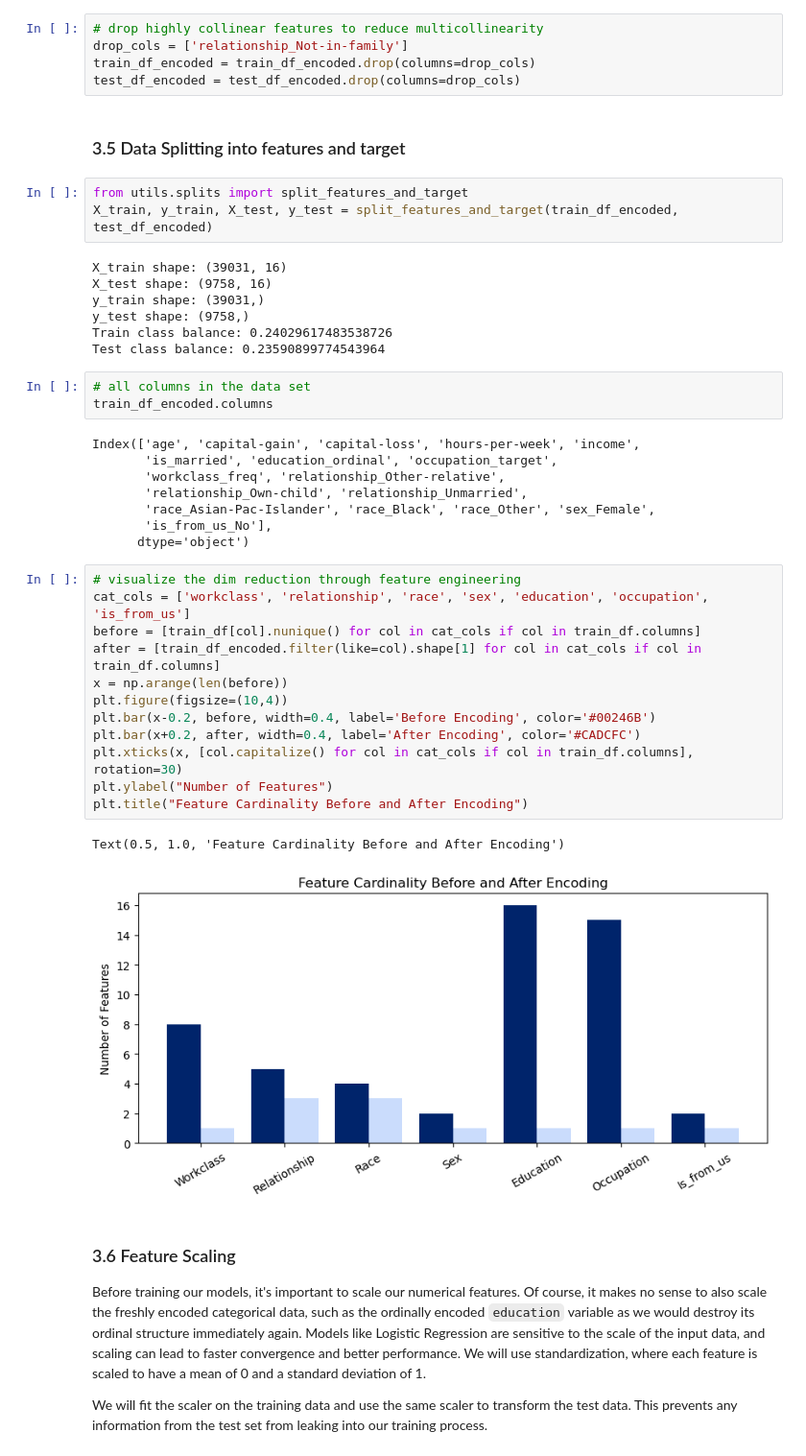
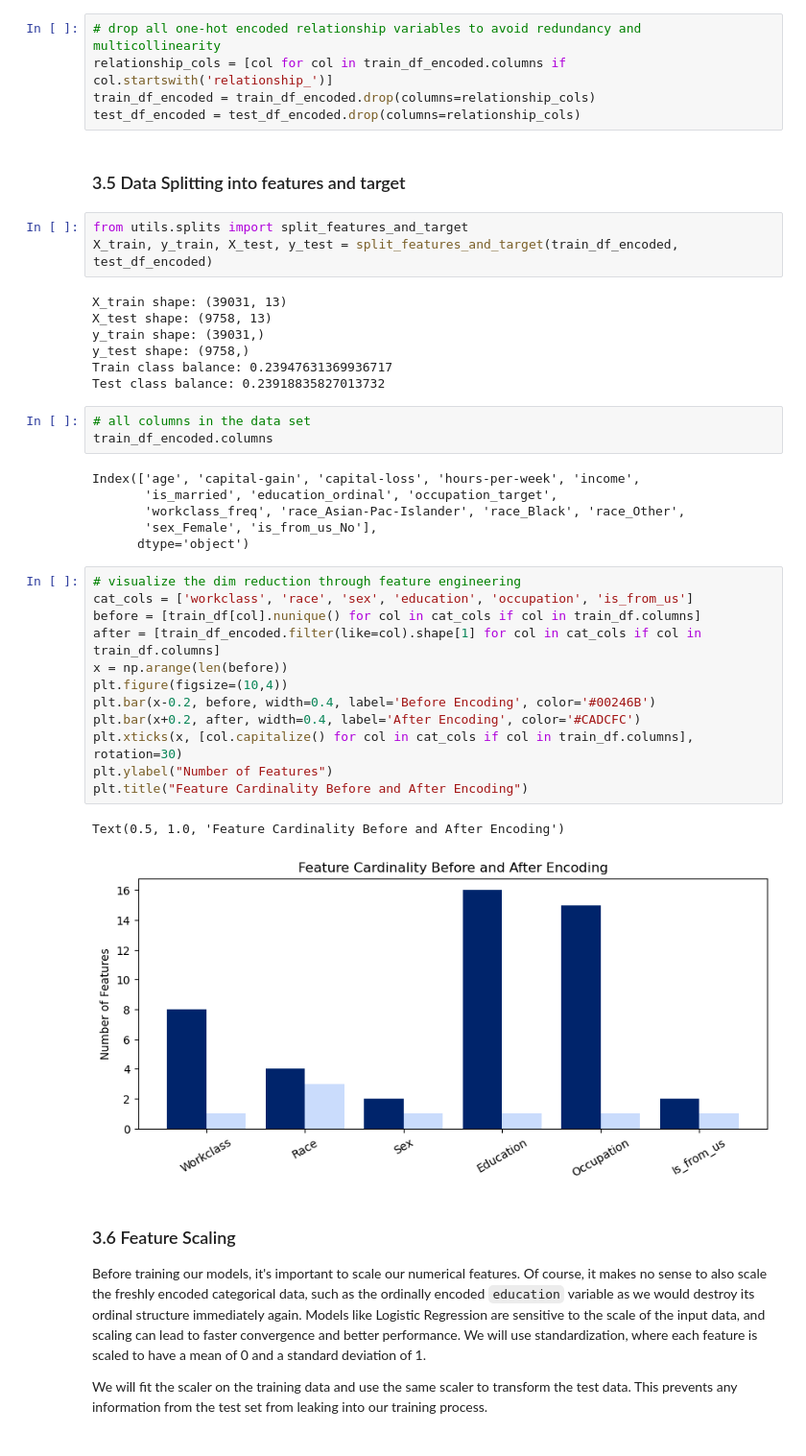
Before and after one commit to jnn-mllr/AML---final-project, a Jupyter notebook: notebooks/main.ipynb, the cells around one changed output. Shown at 96% size. Saved outputs shown, nothing was run; the diff lists cells and outputs as text.

Commit message:
deleted all relationship dummies

```diff
--- a/notebooks/main.ipynb
+++ b/notebooks/main.ipynb
@@ -606,46 +611,44 @@ We drop the `relationship_Not-in-family` feature because it is highly (negativel
 # %%
-# drop highly collinear features to reduce multicollinearity
-drop_cols = ['relationship_Not-in-family']
-train_df_encoded = train_df_encoded.drop(columns=drop_cols)
-test_df_encoded = test_df_encoded.drop(columns=drop_cols)
+# drop all one-hot encoded relationship variables to avoid redundancy and multicollinearity
+relationship_cols = [col for col in train_df_encoded.columns if col.startswith('relationship_')]
+train_df_encoded = train_df_encoded.drop(columns=relationship_cols)
+test_df_encoded = test_df_encoded.drop(columns=relationship_cols)
 # %% [markdown]
 ### 3.5 Data Splitting into features and target
 # %%
 from utils.splits import split_features_and_target
 X_train, y_train, X_test, y_test = split_features_and_target(train_df_encoded, test_df_encoded)
 # %% [output]
-X_train shape: (39031, 16)
-X_test shape: (9758, 16)
+X_train shape: (39031, 13)
+X_test shape: (9758, 13)
 y_train shape: (39031,)
 y_test shape: (9758,)
-Train class balance: 0.24029617483538726
-Test class balance: 0.23590899774543964
+Train class balance: 0.23947631369936717
+Test class balance: 0.23918835827013732
 # %%
 # all columns in the data set
 train_df_encoded.columns
 # %% [output]
 Index(['age', 'capital-gain', 'capital-loss', 'hours-per-week', 'income',
        'is_married', 'education_ordinal', 'occupation_target',
-       'workclass_freq', 'relationship_Other-relative',
-       'relationship_Own-child', 'relationship_Unmarried',
-       'race_Asian-Pac-Islander', 'race_Black', 'race_Other', 'sex_Female',
-       'is_from_us_No'],
+       'workclass_freq', 'race_Asian-Pac-Islander', 'race_Black', 'race_Other',
+       'sex_Female', 'is_from_us_No'],
       dtype='object')
 # %%
 # visualize the dim reduction through feature engineering
-cat_cols = ['workclass', 'relationship', 'race', 'sex', 'education', 'occupation', 'is_from_us']
+cat_cols = ['workclass', 'race', 'sex', 'education', 'occupation', 'is_from_us']
 before = [train_df[col].nunique() for col in cat_cols if col in train_df.columns]
 after = [train_df_encoded.filter(like=col).shape[1] for col in cat_cols if col in train_df.columns]
 x = np.arange(len(before))
 plt.figure(figsize=(10,4))
 plt.bar(x-0.2, before, width=0.4, label='Before Encoding', color='#00246B')
 plt.bar(x+0.2, after, width=0.4, label='After Encoding', color='#CADCFC')
 plt.xticks(x, [col.capitalize() for col in cat_cols if col in train_df.columns], rotation=30)
 plt.ylabel("Number of Features")
 plt.title("Feature Cardinality Before and After Encoding")
 # %% [output]
 Text(0.5, 1.0, 'Feature Cardinality Before and After Encoding')
-[figure, old version]
+[figure, new version]
 # %% [markdown]
 ### 3.6 Feature Scaling
 
```
Also changed, not shown: parts of 15 cells of this notebook, 1 other file.
